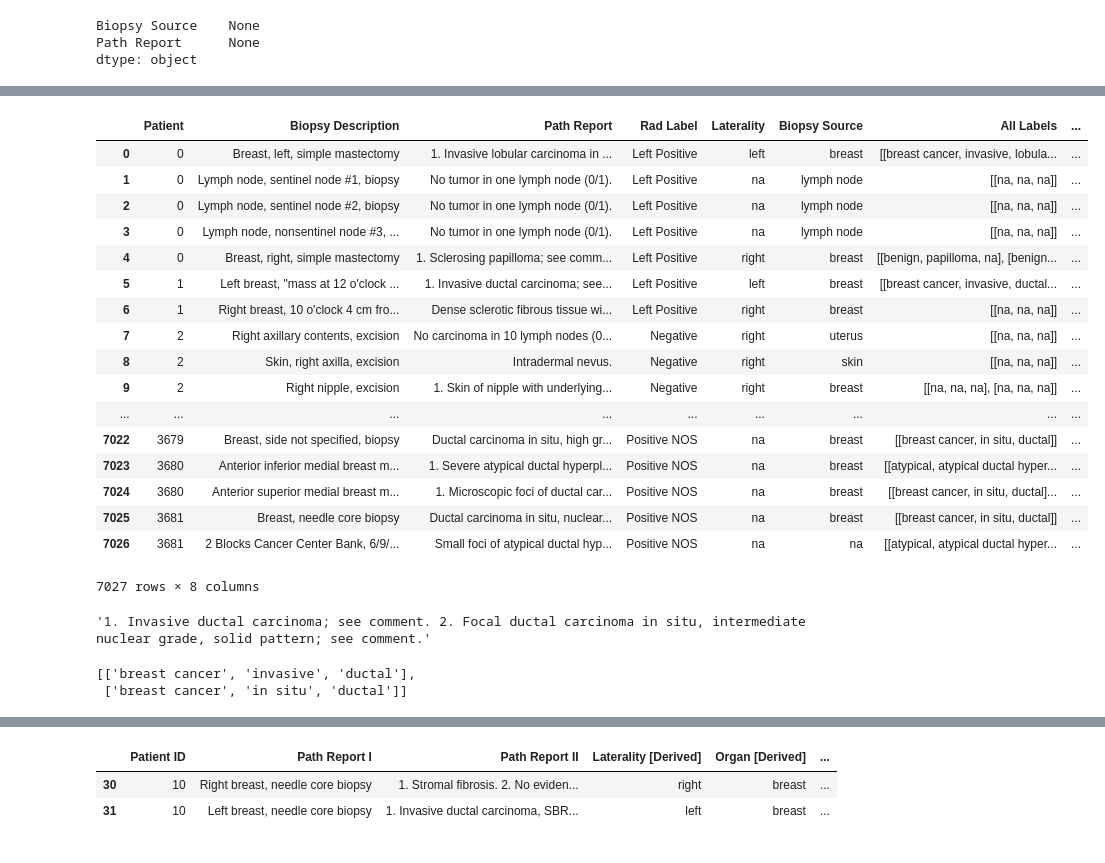
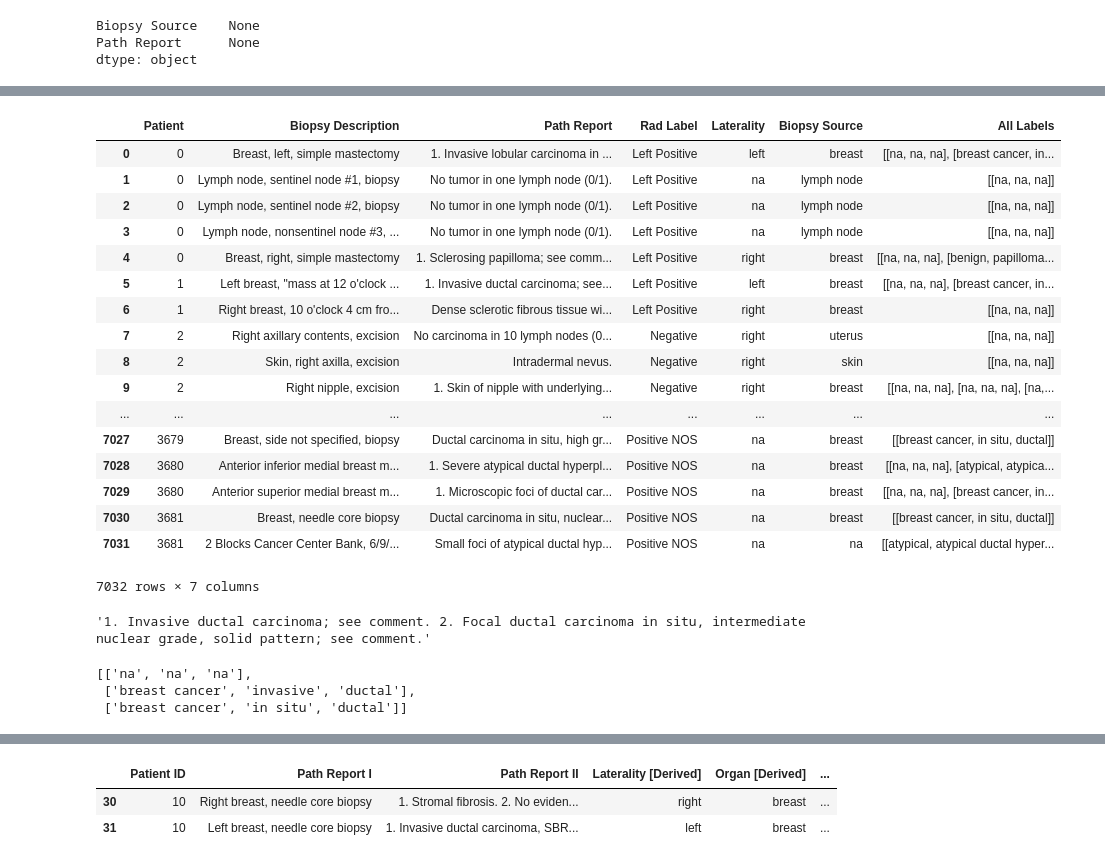
Before and after one commit to henryee333/Pathology-Reports-Classification, a Jupyter notebook: Label Extraction.ipynb, the cells around one changed output, grey strips where cells are left out. Drawn from its saved outputs; the diff is of its cells as text; code cells hidden in the pictures.

```diff
--- a/Label Extraction.ipynb
+++ b/Label Extraction.ipynb
@@ -23,7 +23,7 @@ def negate_sequence(tokens):
     Detects negations and transforms negated words into "not_" form.
     """
     negation = False
-    delims = "?.,!:;"
+    delims = "?.!:;-"
     result = []
 
     for token in tokens:
@@ -33,7 +33,7 @@ def negate_sequence(tokens):
         negated = "not_" + token if negation else token
         result.append(negated)
 
-        if any(neg == token.lower() for neg in ["not", "n't", "no"]):
-            negation = not negation
+        if any(neg == token.lower() for neg in ["not", "n't", "no", "without", "negative"]):
+            negation = True
 
     return result
@@ -47,0 +72,3 @@ re.compile(r'(\.|\;|\-|\,)').sub(' ', 'hello.my;name-is')
+# %%
+pathRep = "A. Left breast, outer central, biopsy. 1. Lobular carcinoma in situ, extending to resection margin. See note. 2. Fibrocystic changes, including adenosis and microcalcifications. B. Left breast, biopsy: Fibrocystic changes with microcalcifications and focal pseudoangiomatous hyperplasia, see note."
+re.split(re.compile(r"[0-9]\. "), pathRep)
@@ -48,15 +79,17 @@ re.compile(r'(\.|\;|\-|\,)').sub(' ', 'hello.my;name-is')
 # %%
-def classify_regex(pathRep, organ):
+def classify_regex(pathRep):
     pathRep = ' '.join(negate_sequence(nltk.word_tokenize(pathRep.lower())))
-    obs = re.split(re.compile(r"[0-9]\. "), pathRep)
-    if len(obs) > 1:
-        obs = obs[1:]
+    print(pathRep)
+    obs = re.split(re.compile(r"[0-9][ ]?\. "), pathRep)
+    #if len(obs) > 1:
+    #    obs = obs[1:]
+    obs = [re.compile(r'(\.|\;|\-|\,)').sub(' ', ' ' + ob + ' ') for ob in obs]
 
-    obs = [re.compile(r'(\.|\;|\-|\,)').sub(' ', ' ' + ob + ' ') for ob in obs]
+    print(obs)
     # pad with spaces to match markers that come at beginning of strings and remove dashes and commas
     classes = []
     for ob in obs:
-        classes.append(classify_breast_ob(ob, organ))
+        classes.append(classify_breast_ob(ob))
     return classes
 
 atyp_markers = ["flat epithelial atypia",
@@ -71,7 +104,7 @@ ben_markers = ["papilloma", "usual ductal hyperplasia",
                 "pseudoangiomatous stromal hyperplasia",
                 "cyst", "mastitis"]
 
-def classify_breast_ob(ob, organ):
+def classify_breast_ob(ob):
     label = ["na", "na", "na"]
 
     # Lymphoma
@@ -95,8 +128,7 @@ def classify_breast_ob(ob, organ):
         label = ["breast cancer", "ductal", "invasive"]
         return label
 
-
-    if re.search(" (adeno)?carcinoma| breast cancer", ob):
+    if re.search(" (adeno)?carcinoma| cancer| malign", ob):
         label[0] = "breast cancer"
         if re.search(" metastati(c|s)", ob):
             #if organ == "breast":
@@ -155,7 +196,7 @@ dtype: object
 # %%
 labels = []
 for i in range(split_reps.shape[0]):
-    labels.append(classify_regex(split_reps.iloc[i]["Path Report"], split_reps.iloc[i]["Biopsy Source"]))
+    labels.append(classify_regex(split_reps.iloc[i]["Path Report"]))
 split_reps["All Labels"] = labels
 split_reps
 # %% [output]
@@ -162,21 +220,21 @@ split_reps
-|  | Patient | Biopsy Description | Path Report | Rad Label | Laterality | Biopsy Source | All Labels | ... |
-| 0 | 0 | Breast, left, simple mastectomy | 1. Invasive lobular carcinoma in ... | Left Positive | left | breast | [[breast cancer, invasive, lobula... | ... |
-| 1 | 0 | Lymph node, sentinel node #1, biopsy | No tumor in one lymph node (0/1). | Left Positive | na | lymph node | [[na, na, na]] | ... |
-| 2 | 0 | Lymph node, sentinel node #2, biopsy | No tumor in one lymph node (0/1). | Left Positive | na | lymph node | [[na, na, na]] | ... |
-| 3 | 0 | Lymph node, nonsentinel node #3, ... | No tumor in one lymph node (0/1). | Left Positive | na | lymph node | [[na, na, na]] | ... |
-| 4 | 0 | Breast, right, simple mastectomy | 1. Sclerosing papilloma; see comm... | Left Positive | right | breast | [[benign, papilloma, na], [benign... | ... |
-| 5 | 1 | Left breast, "mass at 12 o'clock ... | 1. Invasive ductal carcinoma; see... | Left Positive | left | breast | [[breast cancer, invasive, ductal... | ... |
-| 6 | 1 | Right breast, 10 o'clock 4 cm fro... | Dense sclerotic fibrous tissue wi... | Left Positive | right | breast | [[na, na, na]] | ... |
-| 7 | 2 | Right axillary contents, excision | No carcinoma in 10 lymph nodes (0... | Negative | right | uterus | [[na, na, na]] | ... |
-| 8 | 2 | Skin, right axilla, excision | Intradermal nevus. | Negative | right | skin | [[na, na, na]] | ... |
-| 9 | 2 | Right nipple, excision | 1. Skin of nipple with underlying... | Negative | right | breast | [[na, na, na], [na, na, na]] | ... |
-| ... | ... | ... | ... | ... | ... | ... | ... | ... |
-| 7022 | 3679 | Breast, side not specified, biopsy | Ductal carcinoma in situ, high gr... | Positive NOS | na | breast | [[breast cancer, in situ, ductal]] | ... |
-| 7023 | 3680 | Anterior inferior medial breast m... | 1. Severe atypical ductal hyperpl... | Positive NOS | na | breast | [[atypical, atypical ductal hyper... | ... |
-| 7024 | 3680 | Anterior superior medial breast m... | 1. Microscopic foci of ductal car... | Positive NOS | na | breast | [[breast cancer, in situ, ductal]... | ... |
-| 7025 | 3681 | Breast, needle core biopsy | Ductal carcinoma in situ, nuclear... | Positive NOS | na | breast | [[breast cancer, in situ, ductal]] | ... |
-| 7026 | 3681 | 2 Blocks Cancer Center Bank, 6/9/... | Small foci of atypical ductal hyp... | Positive NOS | na | na | [[atypical, atypical ductal hyper... | ... |
+|  | Patient | Biopsy Description | Path Report | Rad Label | Laterality | Biopsy Source | All Labels |
+| 0 | 0 | Breast, left, simple mastectomy | 1. Invasive lobular carcinoma in ... | Left Positive | left | breast | [[na, na, na], [breast cancer, in... |
+| 1 | 0 | Lymph node, sentinel node #1, biopsy | No tumor in one lymph node (0/1). | Left Positive | na | lymph node | [[na, na, na]] |
+| 2 | 0 | Lymph node, sentinel node #2, biopsy | No tumor in one lymph node (0/1). | Left Positive | na | lymph node | [[na, na, na]] |
+| 3 | 0 | Lymph node, nonsentinel node #3, ... | No tumor in one lymph node (0/1). | Left Positive | na | lymph node | [[na, na, na]] |
+| 4 | 0 | Breast, right, simple mastectomy | 1. Sclerosing papilloma; see comm... | Left Positive | right | breast | [[na, na, na], [benign, papilloma... |
+| 5 | 1 | Left breast, "mass at 12 o'clock ... | 1. Invasive ductal carcinoma; see... | Left Positive | left | breast | [[na, na, na], [breast cancer, in... |
+| 6 | 1 | Right breast, 10 o'clock 4 cm fro... | Dense sclerotic fibrous tissue wi... | Left Positive | right | breast | [[na, na, na]] |
+| 7 | 2 | Right axillary contents, excision | No carcinoma in 10 lymph nodes (0... | Negative | right | uterus | [[na, na, na]] |
+| 8 | 2 | Skin, right axilla, excision | Intradermal nevus. | Negative | right | skin | [[na, na, na]] |
+| 9 | 2 | Right nipple, excision | 1. Skin of nipple with underlying... | Negative | right | breast | [[na, na, na], [na, na, na], [na,... |
+| ... | ... | ... | ... | ... | ... | ... | ... |
+| 7027 | 3679 | Breast, side not specified, biopsy | Ductal carcinoma in situ, high gr... | Positive NOS | na | breast | [[breast cancer, in situ, ductal]] |
+| 7028 | 3680 | Anterior inferior medial breast m... | 1. Severe atypical ductal hyperpl... | Positive NOS | na | breast | [[na, na, na], [atypical, atypica... |
+| 7029 | 3680 | Anterior superior medial breast m... | 1. Microscopic foci of ductal car... | Positive NOS | na | breast | [[na, na, na], [breast cancer, in... |
+| 7030 | 3681 | Breast, needle core biopsy | Ductal carcinoma in situ, nuclear... | Positive NOS | na | breast | [[breast cancer, in situ, ductal]] |
+| 7031 | 3681 | 2 Blocks Cancer Center Bank, 6/9/... | Small foci of atypical ductal hyp... | Positive NOS | na | na | [[atypical, atypical ductal hyper... |
-7027 rows × 8 columns
+7032 rows × 7 columns
 # %%
 split_reps.iloc[5]["Path Report"]
 # %% [output]
@@ -184,7 +242,8 @@ split_reps.iloc[5]["Path Report"]
 # %%
 split_reps.iloc[5]["All Labels"]
 # %% [output]
-[['breast cancer', 'invasive', 'ductal'],
+[['na', 'na', 'na'],
+ ['breast cancer', 'invasive', 'ductal'],
  ['breast cancer', 'in situ', 'ductal']]
 # %%
 def get_single_label(obs_labels):
```
Also changed, not shown: parts of 12 cells of this notebook, 6 other files.
